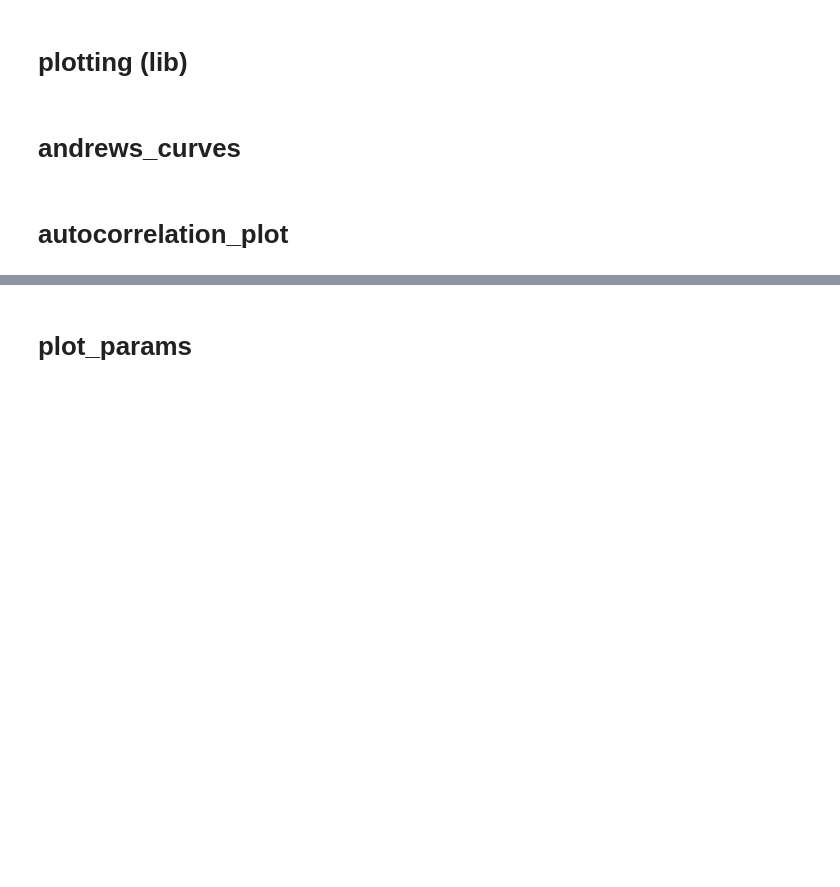
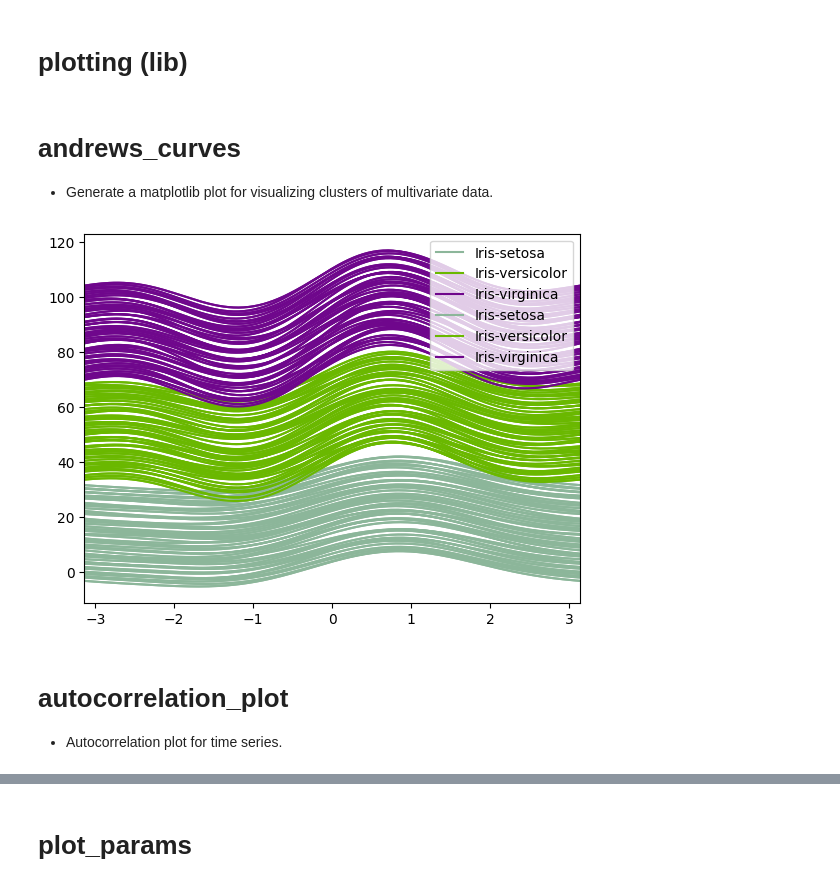
Before and after one commit to sangthebui/EDA, a Jupyter notebook: pandas_walkthrough.ipynb, the cells around one changed output, grey strips where cells are left out. Drawn from its saved outputs; the diff is of its cells as text; code cells hidden in the pictures; blank space fills up the shorter version.

```diff
--- a/pandas_walkthrough.ipynb
+++ b/pandas_walkthrough.ipynb
@@ -4581,3 +4581,4 @@ display(df.xs('bird'))
 # plotting (lib)
 # %% [markdown]
 # andrews_curves
+- Generate a matplotlib plot for visualizing clusters of multivariate data.
@@ -4584,2 +4587,9 @@ display(df.xs('bird'))
+# %%
+df = pd.read_csv('data/iris.csv')
+pd.plotting.andrews_curves(df, 'Name')
+plt.show()
+# %% [output]
+[figure, added]
 # %% [markdown]
 # autocorrelation_plot
+- Autocorrelation plot for time series.
```
Also changed, not shown: parts of 25 cells of this notebook, 3 other files.
